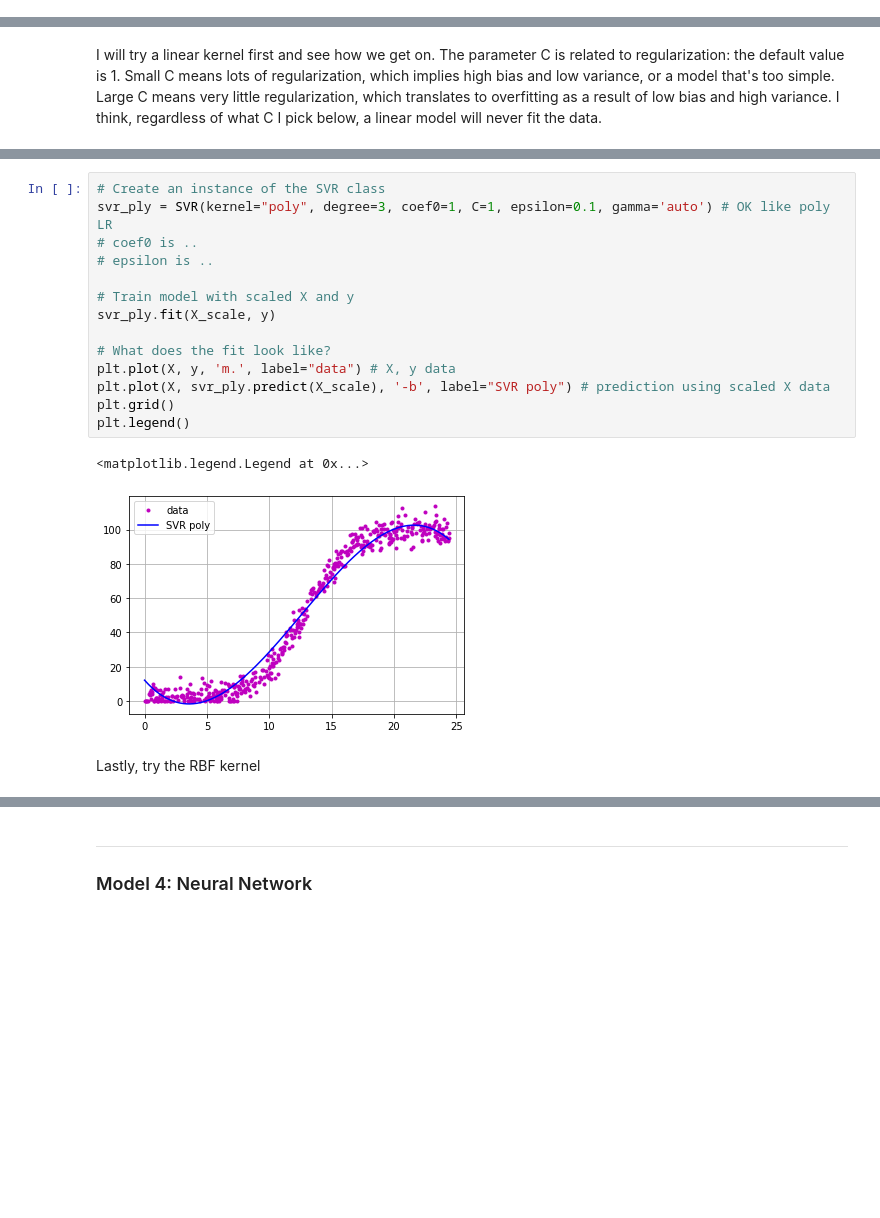
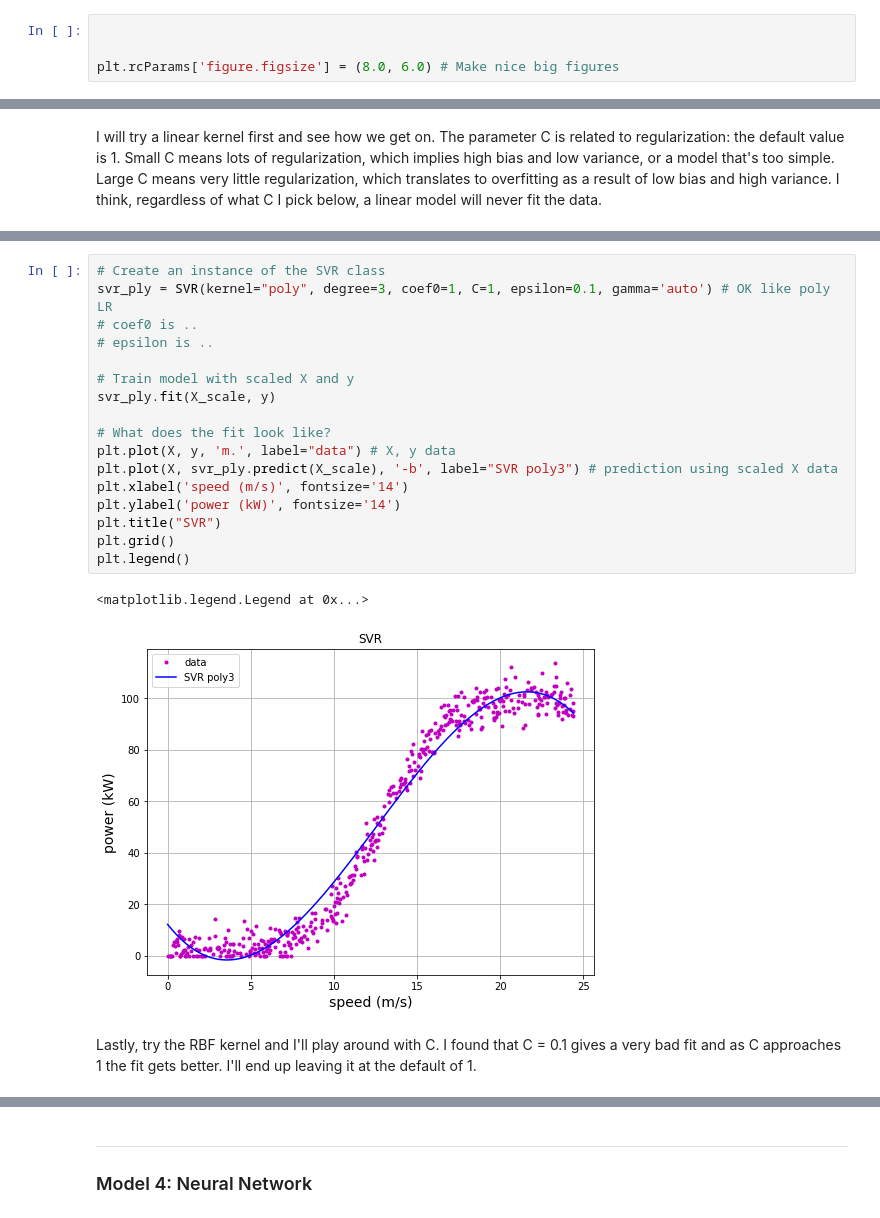
Before and after one commit to elizabethdaly/project-machine-learning, a Jupyter notebook: project-machine-learning.ipynb, the cells around one changed output, grey strips where cells are left out. Saved outputs shown, nothing was run; the diff lists cells and outputs as text; blank space fills up the shorter version.

```diff
--- a/project-machine-learning.ipynb
+++ b/project-machine-learning.ipynb
@@ -43,3 +46,7 @@ from sklearn.svm import SVR
+# %%
+
+
+plt.rcParams['figure.figsize'] = (8.0, 6.0) # Make nice big figures
 # %% [markdown]
 ## Data exploration
 Reference <span style='color:red'> [1 Geron] </span> suggests a number of steps to follow when beginning a new machine learning project. The very first is to get the data and explore it, so now I'll import the **powerproduction** dataset provided and have a look at it. I'll also keep an intact copy of the original dataset in a dataframe called dforig.
@@ -400,19 +411,22 @@ Try a different kernel. Feature x is already scaled and I'll leave C=1.
 # %%
 # Create an instance of the SVR class
 svr_ply = SVR(kernel="poly", degree=3, coef0=1, C=1, epsilon=0.1, gamma='auto') # OK like poly LR
 # coef0 is ..
 # epsilon is ..
 
 # Train model with scaled X and y
 svr_ply.fit(X_scale, y)
 
 # What does the fit look like?
 plt.plot(X, y, 'm.', label="data") # X, y data
-plt.plot(X, svr_ply.predict(X_scale), '-b', label="SVR poly") # prediction using scaled X data
+plt.plot(X, svr_ply.predict(X_scale), '-b', label="SVR poly3") # prediction using scaled X data
+plt.xlabel('speed (m/s)', fontsize='14')
+plt.ylabel('power (kW)', fontsize='14')
+plt.title("SVR")
 plt.grid()
 plt.legend()
 # %% [output]
 <matplotlib.legend.Legend at 0x...>
-[figure, old version]
+[figure, new version]
-# %% [markdown]
-Lastly, try the RBF kernel
+# %% [markdown]
+Lastly, try the RBF kernel and I'll play around with C. I found that C = 0.1 gives a very bad fit and as C approaches 1 the fit gets better. I'll end up leaving it at the default of 1.
```
Also changed, not shown: parts of 28 cells of this notebook.
